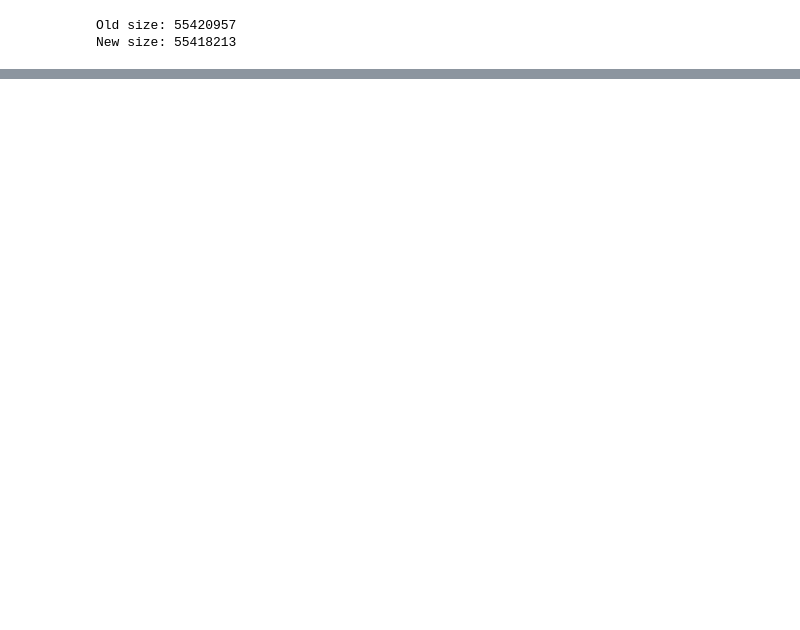
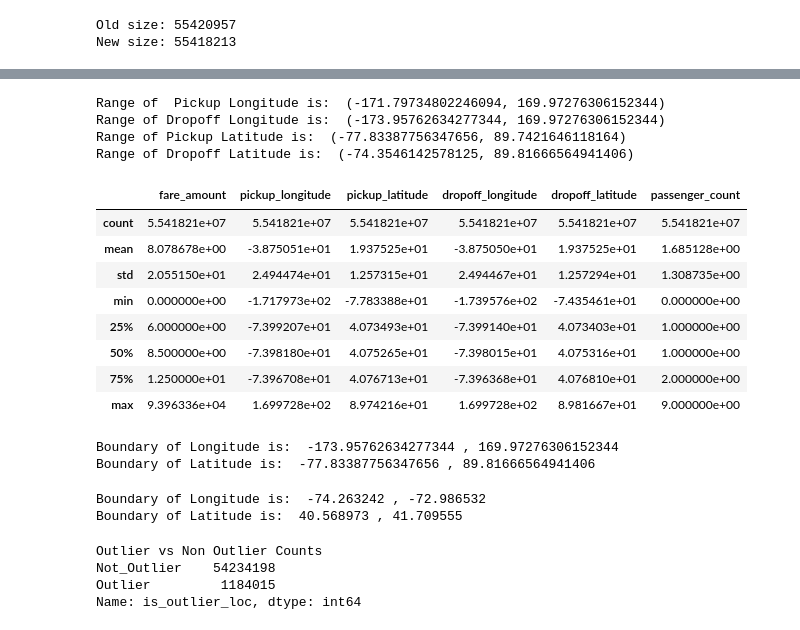
Before and after one commit to bee5633/NYCTaxi, a Jupyter notebook: NYCTaxi.ipynb, the cells around one changed output, grey strips where cells are left out. Cells and saved outputs as stored; diff of their text form; code cells hidden in the pictures; blank space fills up the shorter version.

Commit message:
data cleaning all done

```diff
--- a/NYCTaxi.ipynb
+++ b/NYCTaxi.ipynb
@@ -427,0 +393,37 @@ df[df.pickup_longitude <-78]
+# %%
+#Range of coordinates
+print('Range of  Pickup Longitude is: ', (min(df['pickup_longitude']), max(df['pickup_longitude'])))
+print('Range of Dropoff Longitude is: ', (min(df['dropoff_longitude']), max(df['dropoff_longitude'])))
+print('Range of Pickup Latitude is: ', (min(df['pickup_latitude']), max(df['pickup_latitude'])))
+print('Range of Dropoff Latitude is: ', (min(df['dropoff_latitude']), max(df['dropoff_latitude'])))
+# %% [output]
+Range of  Pickup Longitude is:  (-171.79734802246094, 169.97276306152344)
+Range of Dropoff Longitude is:  (-173.95762634277344, 169.97276306152344)
+Range of Pickup Latitude is:  (-77.83387756347656, 89.7421646118164)
+Range of Dropoff Latitude is:  (-74.3546142578125, 89.81666564941406)
+# %%
+df.describe()
+# %% [output]
+|  | fare_amount | pickup_longitude | pickup_latitude | dropoff_longitude | dropoff_latitude | passenger_count |
+| count | 5.541821e+07 | 5.541821e+07 | 5.541821e+07 | 5.541821e+07 | 5.541821e+07 | 5.541821e+07 |
+| mean | 8.078678e+00 | -3.875051e+01 | 1.937525e+01 | -3.875050e+01 | 1.937525e+01 | 1.685128e+00 |
+| std | 2.055150e+01 | 2.494474e+01 | 1.257315e+01 | 2.494467e+01 | 1.257294e+01 | 1.308735e+00 |
+| min | 0.000000e+00 | -1.717973e+02 | -7.783388e+01 | -1.739576e+02 | -7.435461e+01 | 0.000000e+00 |
+| 25% | 6.000000e+00 | -7.399207e+01 | 4.073493e+01 | -7.399140e+01 | 4.073403e+01 | 1.000000e+00 |
+| 50% | 8.500000e+00 | -7.398180e+01 | 4.075265e+01 | -7.398015e+01 | 4.075316e+01 | 1.000000e+00 |
+| 75% | 1.250000e+01 | -7.396708e+01 | 4.076713e+01 | -7.396368e+01 | 4.076810e+01 | 2.000000e+00 |
+| max | 9.396336e+04 | 1.699728e+02 | 8.974216e+01 | 1.699728e+02 | 8.981667e+01 | 9.000000e+00 |
+# %%
+#Find the boundary from the train data
+print('Boundary of Longitude is: ',  min(df.pickup_longitude.min(), df.dropoff_longitude.min()), ',' ,max(df.pickup_longitude.max(), df.dropoff_longitude.max()))
+print('Boundary of Latitude is: ',  min(df.pickup_latitude.min(), df.dropoff_latitude.min()), ',', max(df.pickup_latitude.max(), df.dropoff_latitude.max()))
+# %% [output]
+Boundary of Longitude is:  -173.95762634277344 , 169.97276306152344
+Boundary of Latitude is:  -77.83387756347656 , 89.81666564941406
+# %%
+#Find the boundary from the test data
+print('Boundary of Longitude is: ',  min(test.pickup_longitude.min(), test.dropoff_longitude.min()), ',' ,max(test.pickup_longitude.max(), test.dropoff_longitude.max()))
+print('Boundary of Latitude is: ',  min(test.pickup_latitude.min(), test.dropoff_latitude.min()), ',', max(test.pickup_latitude.max(), test.dropoff_latitude.max()))
+# %% [output]
+Boundary of Longitude is:  -74.263242 , -72.986532
+Boundary of Latitude is:  40.568973 , 41.709555
@@ -427,0 +433,18 @@ df[df.pickup_longitude <-78]
+# %%
+#let's limit the boundary for train data
+df.loc[~((df.pickup_longitude >= boundary['min_lng'] ) & (df.pickup_longitude <= boundary['max_lng']) &
+            (df.pickup_latitude >= boundary['min_lat']) & (df.pickup_latitude <= boundary['max_lat']) &
+            (df.dropoff_longitude >= boundary['min_lng']) & (df.dropoff_longitude <= boundary['max_lng']) &
+            (df.dropoff_latitude >=boundary['min_lat']) & (df.dropoff_latitude <= boundary['max_lat'])),'is_outlier_loc']='Outlier'
+df.loc[((df.pickup_longitude >= boundary['min_lng'] ) & (df.pickup_longitude <= boundary['max_lng']) &
+            (df.pickup_latitude >= boundary['min_lat']) & (df.pickup_latitude <= boundary['max_lat']) &
+            (df.dropoff_longitude >= boundary['min_lng']) & (df.dropoff_longitude <= boundary['max_lng']) &
+            (df.dropoff_latitude >=boundary['min_lat']) & (df.dropoff_latitude <= boundary['max_lat'])),'is_outlier_loc']='Not_Outlier'
+
+print("Outlier vs Non Outlier Counts")
+print(df['is_outlier_loc'].value_counts())
+# %% [output]
+Outlier vs Non Outlier Counts
+Not_Outlier    54234198
+Outlier         1184015
+Name: is_outlier_loc, dtype: int64
```
Also changed, not shown: parts of 20 cells of this notebook.
